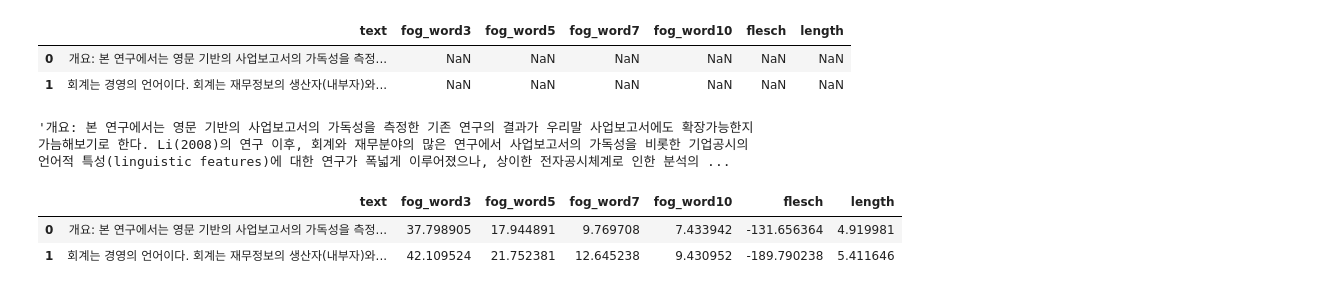
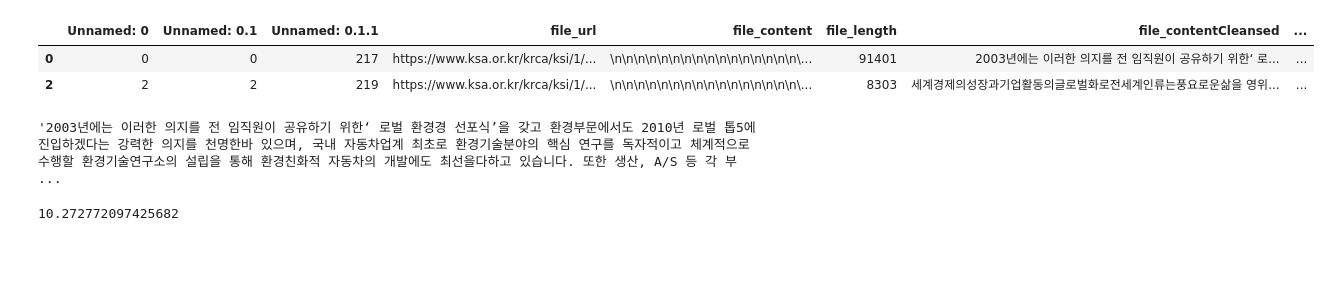
Before and after one commit to Kaeun-Lee/Korean_Readability_Assessment, a Jupyter notebook: readability.ipynb, the cells around one changed output. Drawn from its saved outputs; the diff is of its cells as text; code cells hidden in the pictures; blank space fills up the shorter version.

Commit message:
update readability assessment function

```diff
--- a/readability.ipynb
+++ b/readability.ipynb
@@ -19,10 +0,0 @@ df['length'] = np.nan
-# %%
-df
-# %% [output]
-|  | text | fog_word3 | fog_word5 | fog_word7 | fog_word10 | flesch | length |
-| 0 | 개요: 본 연구에서는 영문 기반의 사업보고서의 가독성을 측정... | NaN | NaN | NaN | NaN | NaN | NaN |
-| 1 | 회계는 경영의 언어이다. 회계는 재무정보의 생산자(내부자)와... | NaN | NaN | NaN | NaN | NaN | NaN |
-# %%
-df.iloc[0, 0]
-# %% [output]
-'개요: 본 연구에서는 영문 기반의 사업보고서의 가독성을 측정한 기존 연구의 결과가 우리말 사업보고서에도 확장가능한지 가늠해보기로 한다. Li(2008)의 연구 이후, 회계와 재무분야의 많은 연구에서 사업보고서의 가독성을 비롯한 기업공시의 언어적 특성(linguistic features)에 대한 연구가 폭넓게 이루어졌으나, 상이한 전자공시체계로 인한 분석의 ...
@@ -78,6 +1,12 @@ for i in range(df.shape[0]):
-# %%
-df
-# %% [output]
-|  | text | fog_word3 | fog_word5 | fog_word7 | fog_word10 | flesch | length |
-| 0 | 개요: 본 연구에서는 영문 기반의 사업보고서의 가독성을 측정... | 37.798905 | 17.944891 | 9.769708 | 7.433942 | -131.656364 | 4.919981 |
-| 1 | 회계는 경영의 언어이다. 회계는 재무정보의 생산자(내부자)와... | 42.109524 | 21.752381 | 12.645238 | 9.430952 | -189.790238 | 5.411646 |
+# %%
+import pandas as pd
+
+file_name = 'c_Korean Readability Assessment.xlsx'
+df = pd.read_excel(file_name, engine='openpyxl', index_col=None)  # 1579
+df = df.dropna()  # 192개의 NaN 제거, 총 1387개
+df = df.drop_duplicates(['file_contentCleansed'])  # Nan 제거 후 중복된 98개 제거, 총 1289개
+df.head(2)
+# %% [output]
+|  | Unnamed: 0 | Unnamed: 0.1 | Unnamed: 0.1.1 | file_url | file_content | file_length | file_contentCleansed | ... |
+| 0 | 0 | 0 | 217 | https://www.ksa.or.kr/krca/ksi/1/... | \n\n\n\n\n\n\n\n\n\n\n\n\n\n\n\n\... | 91401 | 2003년에는 이러한 의지를 전 임직원이 공유하기 위한‘ 로... | ... |
+| 2 | 2 | 2 | 219 | https://www.ksa.or.kr/krca/ksi/1/... | \n\n\n\n\n\n\n\n\n\n\n\n\n\n\n\n\... | 8303 | 세계경제의성장과기업활동의글로벌화로전세계인류는풍요로운삶을 영위... | ... |
@@ -83,0 +24,42 @@ df
+# %%
+# test data
+data = df.iloc[0,6]
+data
+# %% [output]
+'2003년에는 이러한 의지를 전 임직원이 공유하기 위한‘ 로벌 환경경 선포식’을 갖고 환경부문에서도 2010년 로벌 톱5에 진입하겠다는 강력한 의지를 천명한바 있으며, 국내 자동차업계 최초로 환경기술분야의 핵심 연구를 독자적이고 체계적으로 수행할 환경기술연구소의 설립을 통해 환경친화적 자동차의 개발에도 최선을다하고 있습니다. 또한 생산, A/S 등 각 부 ...
+# %%
+# fog_index
+import re
+from pororo import Pororo
+
+tk = Pororo(task="tokenization", lang="ko", model="bpe32k.ko")  # pororo tokenizer
+num_syllable = int(input())  # 음절 입력
+
+def ra_fogIndex(input_sentence:str, n=num_syllable, tokenizer=tk):
+    cleaned_input_sentence = clean_text(input_sentence)             # 전처리
+    input_sentence_length = len(cleaned_input_sentence.split('.'))  # 문장 수
+    input_sentence_tokenzied = tokenizer(cleaned_input_sentence)    # 토큰화
+
+    num_letter = 0  # 글자 수
+    long_words = 0  # n음절 이상인 단어 수
+    total_word = 0  # 단어 수
+
+    for word in input_sentence_tokenzied:   # 단어 수는 빈칸(" ")으로 구분
+        word = re.sub(r'▁', '', word)       # _ 제거
+        word = re.sub(r'\.', '', word)      # . 제거
+
+        if word != '':
+            num_letter += len(word)
+            if len(word) == n:
+                long_words += 1
+            if len(word) >= 2:
+                total_word += 1
+
+    ASL = total_word / input_sentence_length  # 평균 문장 길이
+    fog_index = (ASL + (long_words / total_word) * 100) * 0.4
+
+    return fog_index
+
+print(ra_fogIndex(data))
+# %% [output]
+10.272772097425682
```
Also changed, not shown: parts of 5 cells of this notebook.
